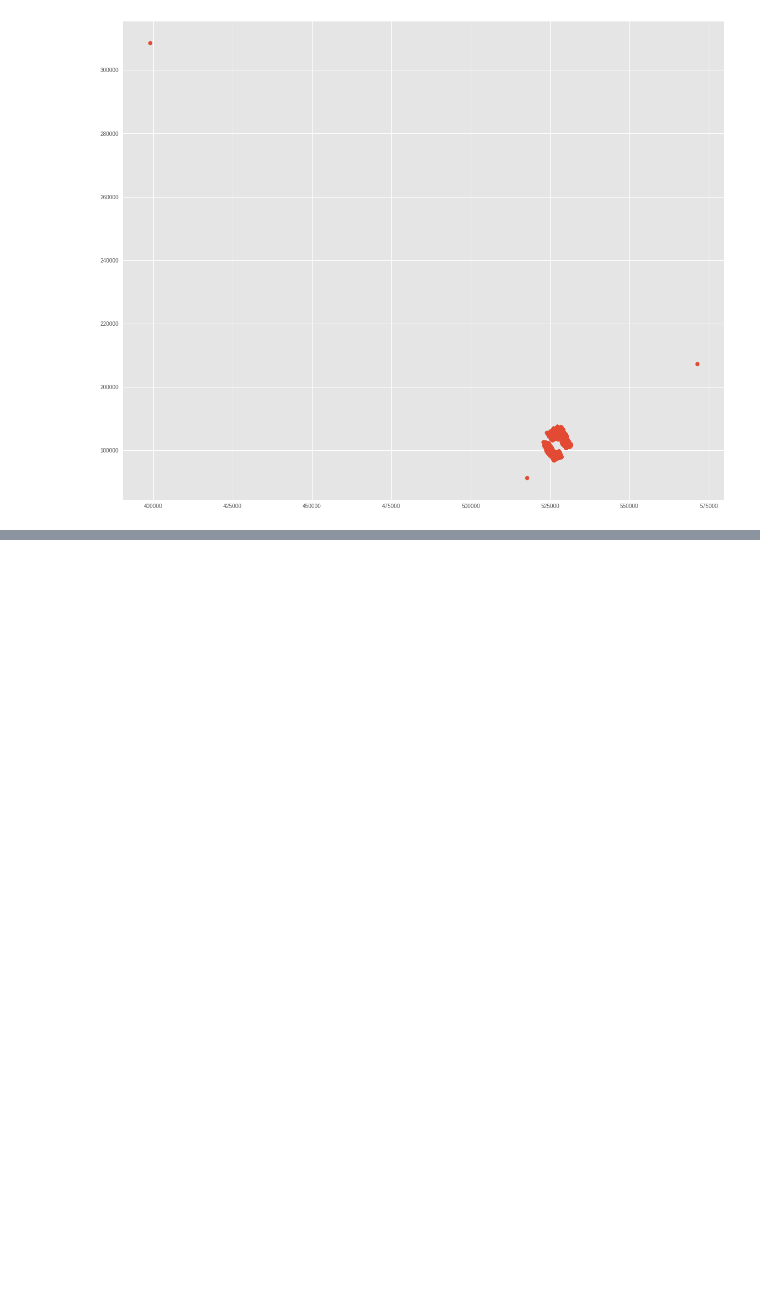
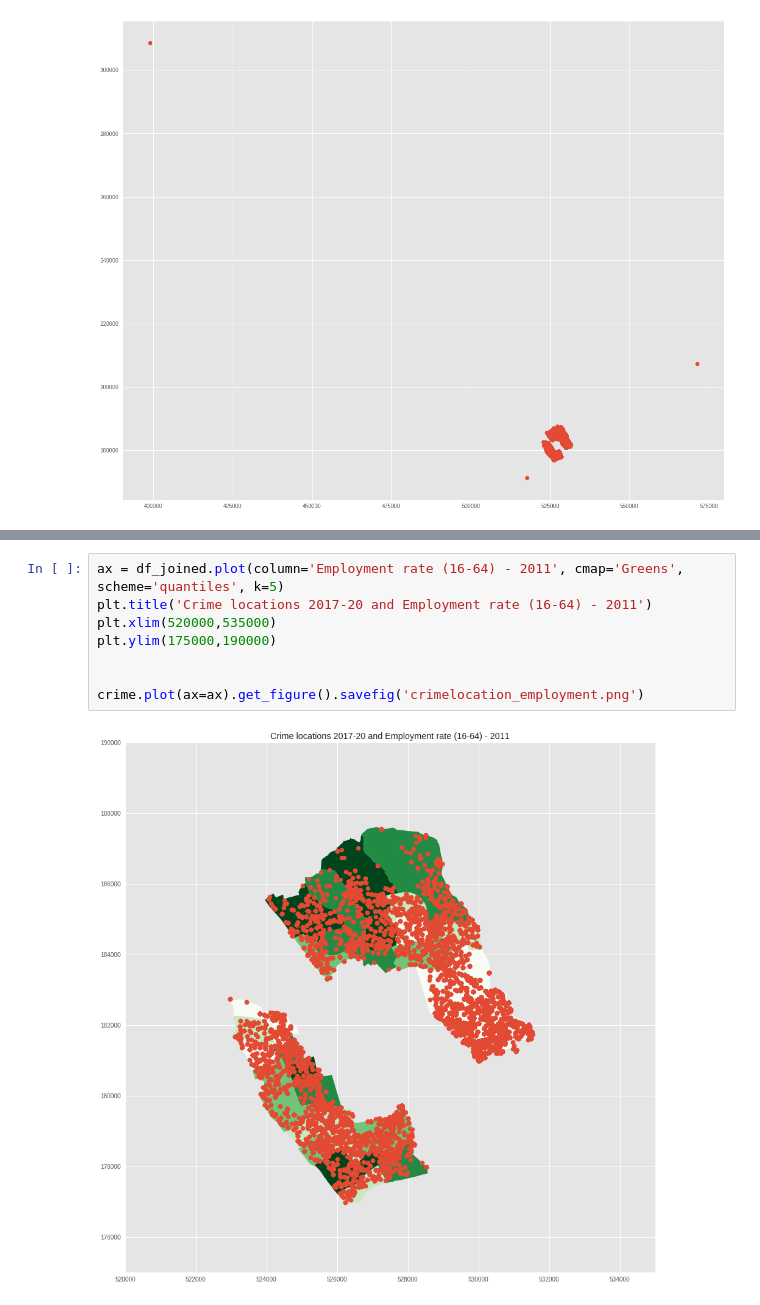
Before and after one commit to naomiburgess/QM2group15, a Jupyter notebook: Chloropleth_map.ipynb, the cells around one changed output, grey strips where cells are left out. Drawn from its saved outputs; the diff is of its cells as text; blank space fills up the shorter version.

```diff
--- a/Chloropleth_map.ipynb
+++ b/Chloropleth_map.ipynb
@@ -332,2 +316,12 @@ crime.plot()
+# %%
+ax = df_joined.plot(column='Employment rate (16-64) - 2011', cmap='Greens', scheme='quantiles', k=5)
+plt.title('Crime locations 2017-20 and Employment rate (16-64) - 2011')
+plt.xlim(520000,535000)
+plt.ylim(175000,190000)
+
+
+crime.plot(ax=ax).get_figure().savefig('crimelocation_employment.png')
+# %% [output]
+[figure, added]
 # %%
 ax = df_joined.plot(column='Population - 2015', cmap='Greens', scheme='quantiles', k=5)
```
Also changed, not shown: parts of 15 cells of this notebook.
